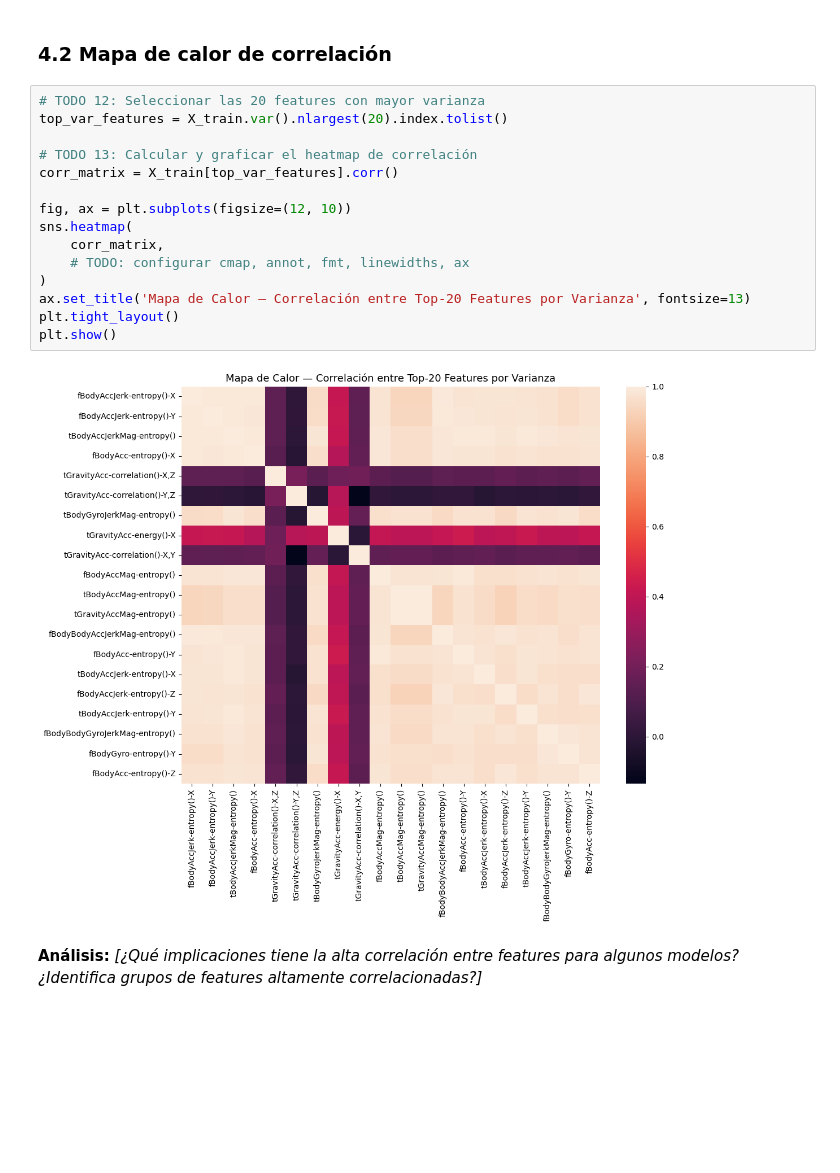
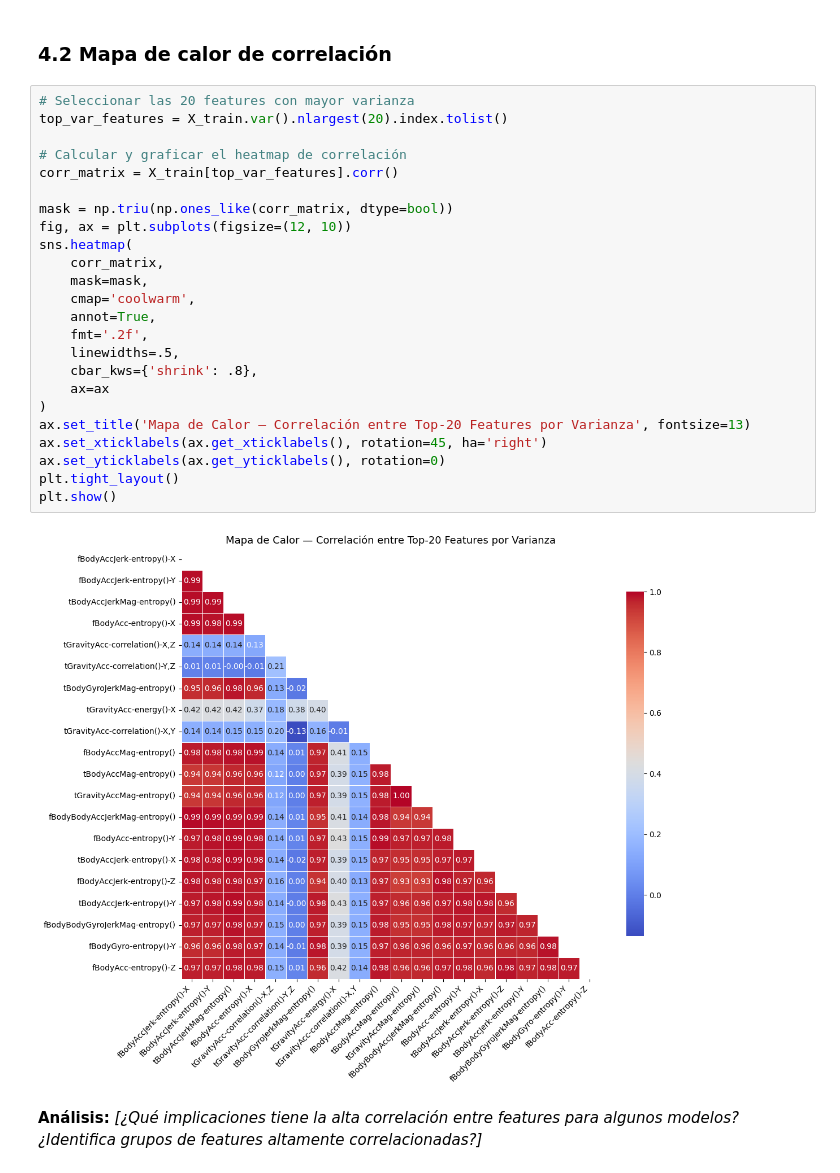
Before and after one commit to JorgeRohass/ProyectoML, a Jupyter notebook: docs/notebook_fase1_grupoXX.ipynb, the cells around one changed output. Drawn from its saved outputs; the diff is of its cells as text; blank space fills up the shorter version.

```diff
--- a/docs/notebook_fase1_grupoXX.ipynb
+++ b/docs/notebook_fase1_grupoXX.ipynb
@@ -301,22 +301,31 @@ plt.show()
 # %% [markdown]
 ### 4.2 Mapa de calor de correlación
 # %%
-# TODO 12: Seleccionar las 20 features con mayor varianza
+# Seleccionar las 20 features con mayor varianza
 top_var_features = X_train.var().nlargest(20).index.tolist()
 
-# TODO 13: Calcular y graficar el heatmap de correlación
+# Calcular y graficar el heatmap de correlación
 corr_matrix = X_train[top_var_features].corr()
 
+mask = np.triu(np.ones_like(corr_matrix, dtype=bool))
 fig, ax = plt.subplots(figsize=(12, 10))
 sns.heatmap(
     corr_matrix,
-    # TODO: configurar cmap, annot, fmt, linewidths, ax
+    mask=mask,
+    cmap='coolwarm',
+    annot=True,
+    fmt='.2f',
+    linewidths=.5,
+    cbar_kws={'shrink': .8},
+    ax=ax
 )
 ax.set_title('Mapa de Calor — Correlación entre Top-20 Features por Varianza', fontsize=13)
+ax.set_xticklabels(ax.get_xticklabels(), rotation=45, ha='right')
+ax.set_yticklabels(ax.get_yticklabels(), rotation=0)
 plt.tight_layout()
 plt.show()
 # %% [output]
-[figure, old version]
+[figure, new version]
 # %% [markdown]
 **Análisis:** *[¿Qué implicaciones tiene la alta correlación entre features para algunos modelos? ¿Identifica grupos de features altamente correlacionadas?]*
 # %% [markdown]
```
Also changed, not shown: parts of 4 cells of this notebook.
